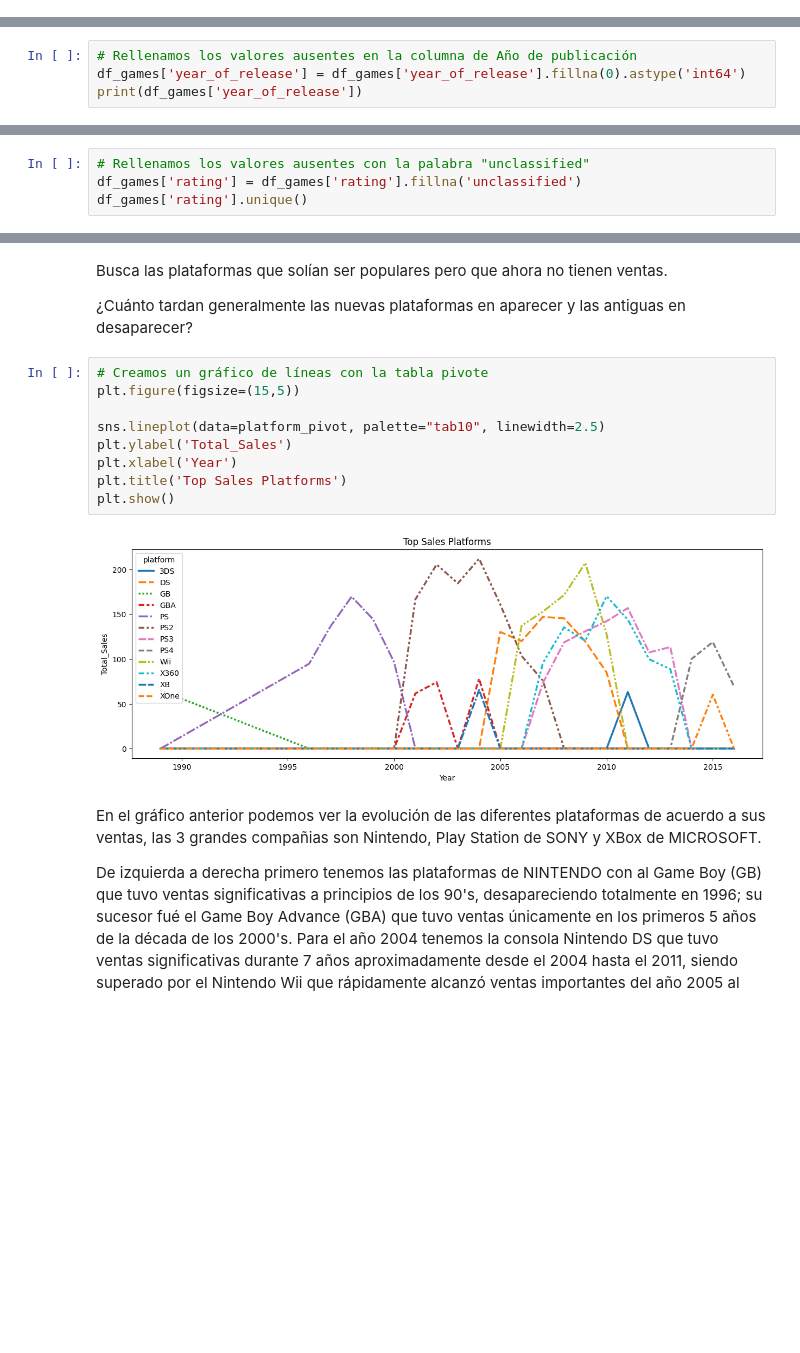
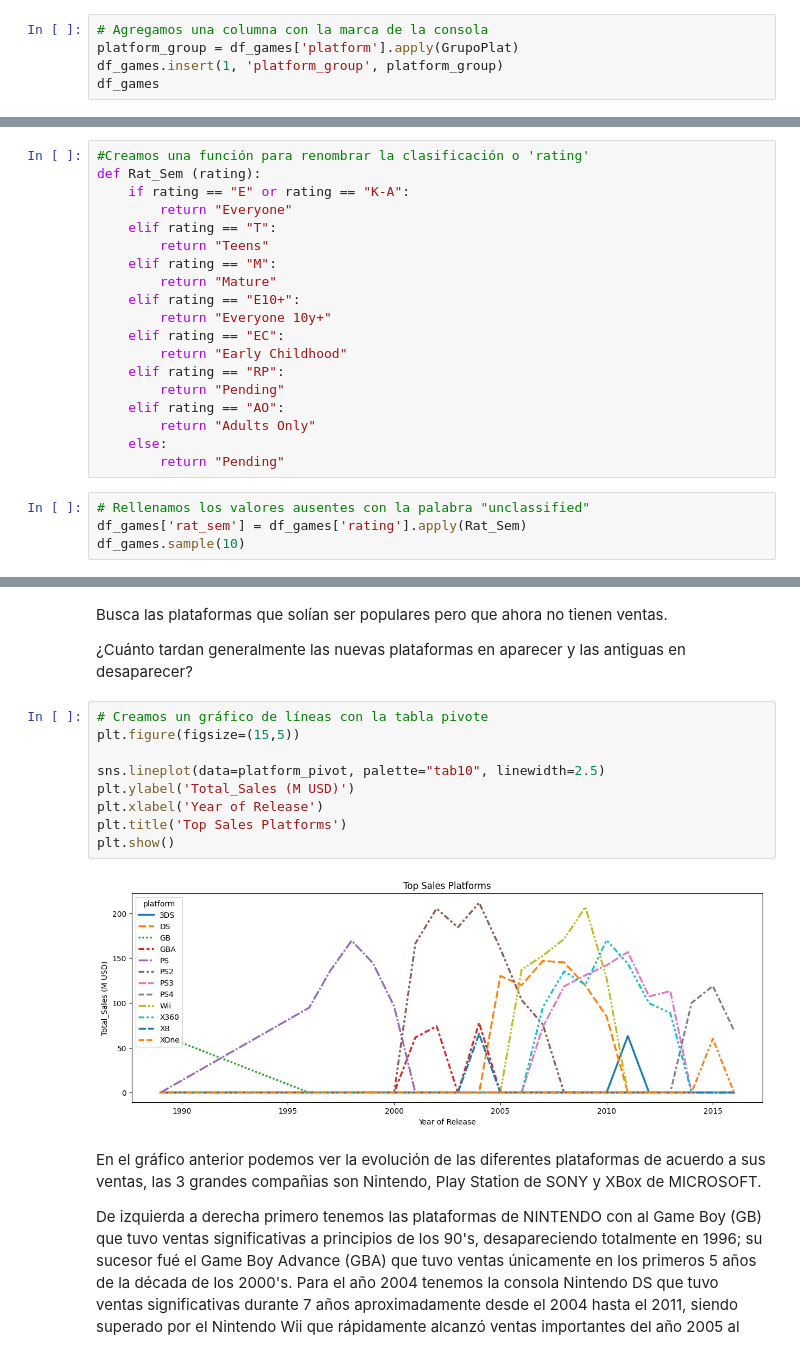
Before and after one commit to aldotoms/Proyectos-Finales-Github, a Jupyter notebook: Proyecto SP6 V1.0.ipynb, the cells around one changed output, grey strips where cells are left out. Drawn from its saved outputs; the diff is of its cells as text; blank space fills up the shorter version.

```diff
--- a/Proyecto SP6 V1.0.ipynb
+++ b/Proyecto SP6 V1.0.ipynb
@@ -232,0 +307,5 @@ Al no conocer el nombre de los dos videojuegos, se decide cambiarlos por la pala
+# %%
+# Agregamos una columna con la marca de la consola
+platform_group = df_games['platform'].apply(GrupoPlat)
+df_games.insert(1, 'platform_group', platform_group)
+df_games
@@ -252,4 +368,0 @@ df_games[df_games['year_of_release'].isna()]
-# %%
-# Rellenamos los valores ausentes en la columna de Año de publicación
-df_games['year_of_release'] = df_games['year_of_release'].fillna(0).astype('int64')
-print(df_games['year_of_release'])
@@ -400,8 +500,27 @@ unique       8
 top          E
 freq      3990
 Name: rating, dtype: object
+# %%
+#Creamos una función para renombrar la clasificación o 'rating'
+def Rat_Sem (rating):
+    if rating == "E" or rating == "K-A":
+        return "Everyone"
+    elif rating == "T":
+        return "Teens"
+    elif rating == "M":
+        return "Mature"
+    elif rating == "E10+":
+        return "Everyone 10y+"
+    elif rating == "EC":
+        return "Early Childhood"
+    elif rating == "RP":
+        return "Pending"
+    elif rating == "AO":
+        return "Adults Only"
+    else:
+        return "Pending"
 # %%
 # Rellenamos los valores ausentes con la palabra "unclassified"
-df_games['rating'] = df_games['rating'].fillna('unclassified')
-df_games['rating'].unique()
+df_games['rat_sem'] = df_games['rating'].apply(Rat_Sem)
+df_games.sample(10)
 # %% [output]
@@ -592,14 +720,14 @@ Busca las plataformas que solían ser populares pero que ahora no tienen ventas.
 # %%
 # Creamos un gráfico de líneas con la tabla pivote
 plt.figure(figsize=(15,5))
 
 sns.lineplot(data=platform_pivot, palette="tab10", linewidth=2.5)
-plt.ylabel('Total_Sales')
-plt.xlabel('Year')
+plt.ylabel('Total_Sales (M USD)')
+plt.xlabel('Year of Release')
 plt.title('Top Sales Platforms')
 plt.show()
 # %% [output]
-[figure, old version]
+[figure, new version]
 # %% [markdown]
 En el gráfico anterior podemos ver la evolución de las diferentes plataformas de acuerdo a sus ventas, las 3 grandes compañias son Nintendo, Play Station de SONY y XBox de MICROSOFT.
 
```
Also changed, not shown: parts of 33 cells of this notebook.
